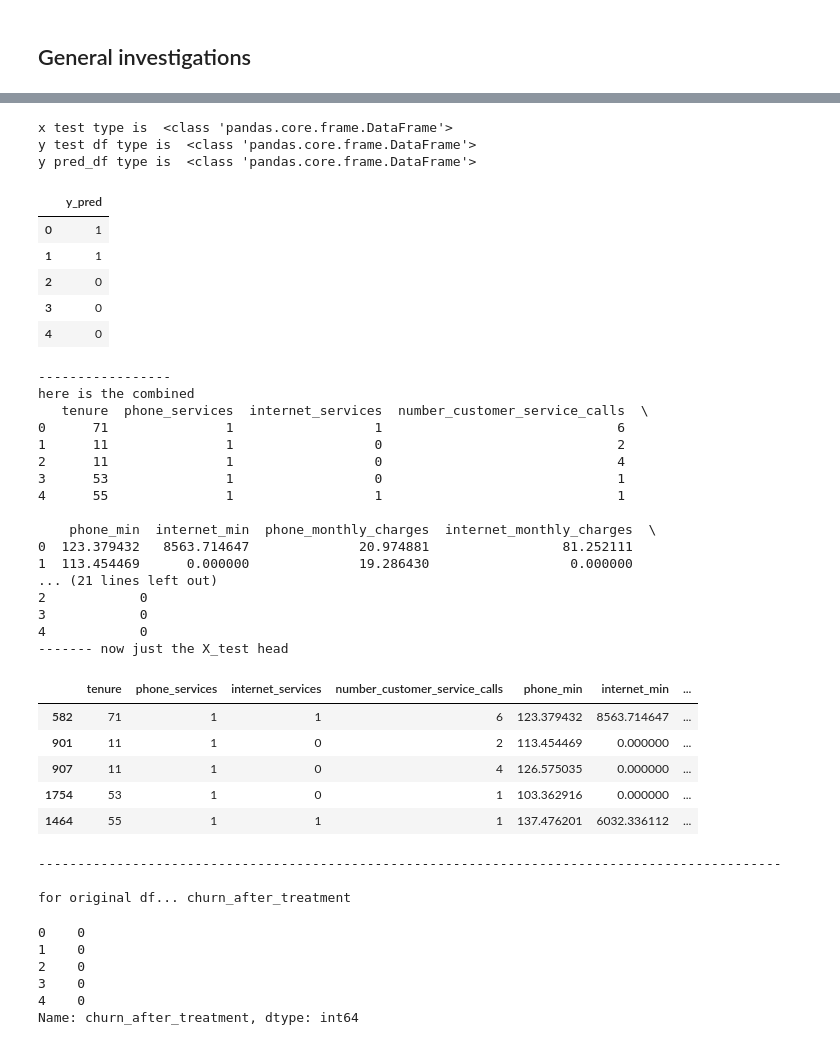
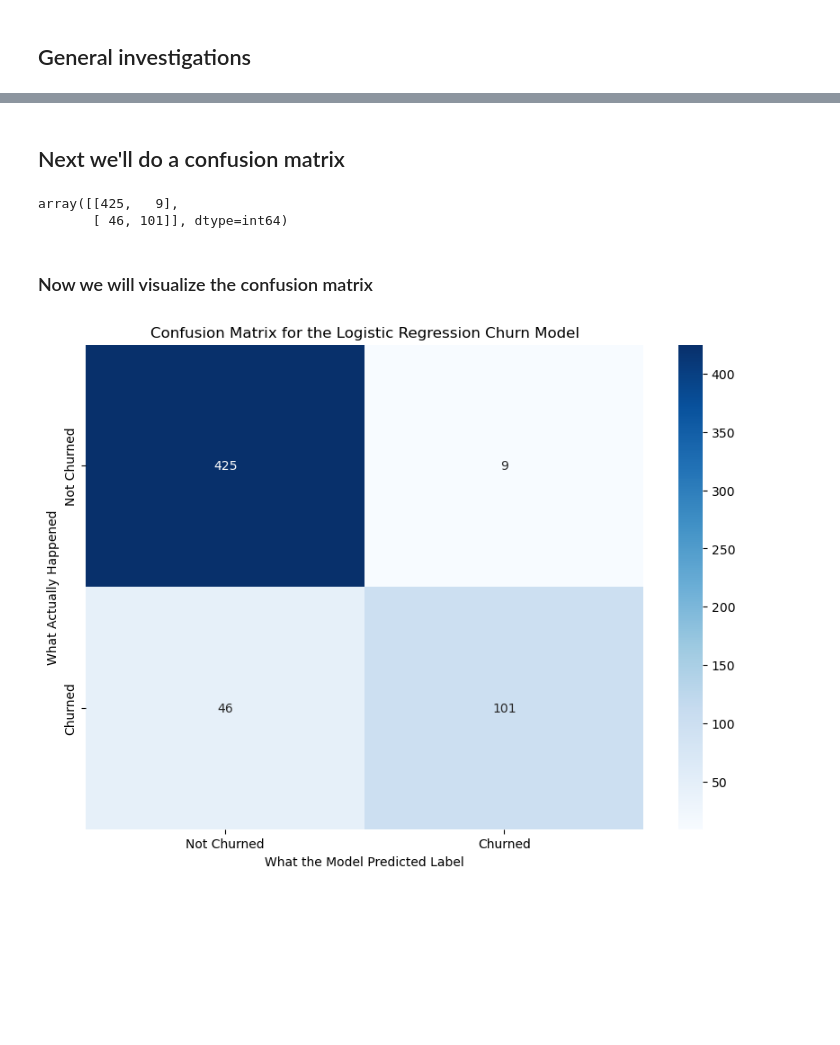
Before and after one commit to pertinax1/AI-Project-One, a Jupyter notebook: ML_Churn_1.ipynb, the cells around one changed output, grey strips where cells are left out. Saved outputs shown, nothing was run; the diff lists cells and outputs as text; code cells hidden in the pictures; blank space fills up the shorter version.

Commit message:
added more work on the Logistic Regression, including confusion matrix and heat map

```diff
--- a/ML_Churn_1.ipynb
+++ b/ML_Churn_1.ipynb
@@ -261,58 +254,22 @@ Name: count, dtype: int64
-# %%
-# samp_index_list2 = list(X_test.sample(15).index)
-# samp_indexes= X_test.sample(15).index
-
-# display(X_test.loc[samp_indexes])
-
-y_test_df = y_test.to_frame()
-y_pred_df =pd.DataFrame(y_pred, columns=["y_pred"])
-
-print("x test type is ",type(X_test))
-print("y test df type is ",type(y_test_df))
-print("y pred_df type is ",type(y_pred_df))
-display(y_pred_df.head())
-
-# test_df = pd.concat([X_test, y_test, y_pred],axis=1)
-# display(test_df.head(20))
-# %% [output]
-x test type is  <class 'pandas.core.frame.DataFrame'>
-y test df type is  <class 'pandas.core.frame.DataFrame'>
-y pred_df type is  <class 'pandas.core.frame.DataFrame'>
-|  | y_pred |
-| 0 | 1 |
-| 1 | 1 |
-| 2 | 0 |
-| 3 | 0 |
-| 4 | 0 |
------------------
-here is the combined
-   tenure  phone_services  internet_services  number_customer_service_calls  \
-0      71               1                  1                              6
-1      11               1                  0                              2
-2      11               1                  0                              4
-3      53               1                  0                              1
-4      55               1                  1                              1
-
-    phone_min  internet_min  phone_monthly_charges  internet_monthly_charges  \
-0  123.379432   8563.714647              20.974881                 81.252111
-1  113.454469      0.000000              19.286430                  0.000000
-... (21 lines left out)
-2            0
-3            0
-4            0
-------- now just the X_test head
-|  | tenure | phone_services | internet_services | number_customer_service_calls | phone_min | internet_min | ... |
-| 582 | 71 | 1 | 1 | 6 | 123.379432 | 8563.714647 | ... |
-| 901 | 11 | 1 | 0 | 2 | 113.454469 | 0.000000 | ... |
-| 907 | 11 | 1 | 0 | 4 | 126.575035 | 0.000000 | ... |
-| 1754 | 53 | 1 | 0 | 1 | 103.362916 | 0.000000 | ... |
-| 1464 | 55 | 1 | 1 | 1 | 137.476201 | 6032.336112 | ... |
------------------------------------------------------------------------------------------------
-
-for original df... churn_after_treatment
-0    0
-1    0
-2    0
-3    0
-4    0
-Name: churn_after_treatment, dtype: int64
+# %% [markdown]
+## Next we'll do a confusion matrix
+# %%
+# now lets do a confusion matrix (these values were manually calculated above in raw counts)
+# Calculate confusion matrix
+cm = confusion_matrix(y_test, y_pred)
+display(cm)
+# %% [output]
+array([[425,   9],
+       [ 46, 101]], dtype=int64)
+# %% [markdown]
+### Now we will visualize the confusion matrix
+# %%
+# Plot confusion matrix using Seaborn
+plt.figure(figsize=(10,7))
+sns.heatmap(cm, annot=True, fmt="d", cmap="Blues", xticklabels=["Not Churned", "Churned"], yticklabels=["Not Churned", "Churned"])
+plt.title('Confusion Matrix for the Logistic Regression Churn Model')
+plt.ylabel('What Actually Happened')
+plt.xlabel('What the Model Predicted Label')
+plt.show()
+# %% [output]
+[figure, added]
```
Also changed, not shown: parts of 4 cells of this notebook, 1 other file.
